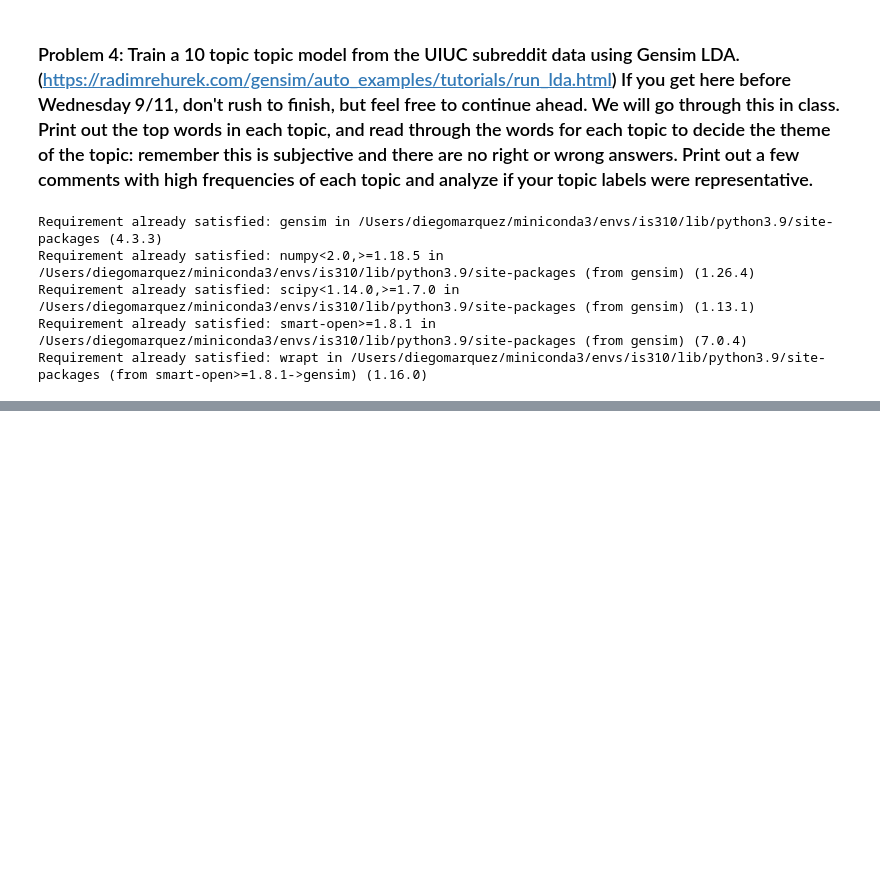
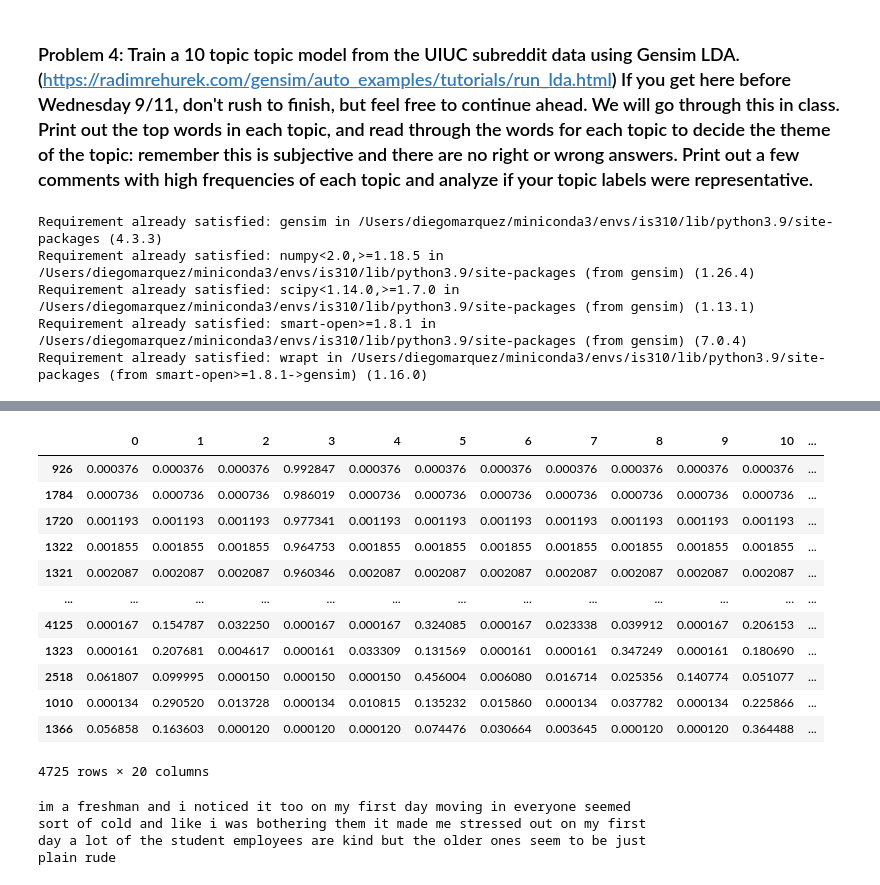
Before and after one commit to diegojm4/project1-counting-words, a Jupyter notebook: project1.ipynb, the cells around one changed output, grey strips where cells are left out. Cells and saved outputs as stored; diff of their text form; code cells hidden in the pictures; blank space fills up the shorter version.

```diff
--- a/project1.ipynb
+++ b/project1.ipynb
@@ -536,0 +543,6 @@ AttributeError: 'DataFrame' object has no attribute 'tocsr'
+# %%
+#train the lda model
+lda_model = LdaModel(corpus=corpus, id2word=id2word, num_topics=20)
+
+#show the topics
+lda_model.print_topics()
@@ -536,0 +567,9 @@ AttributeError: 'DataFrame' object has no attribute 'tocsr'
+# %%
+#evaluate topic distribution of a review from the bag of words
+#print long string without having to scroll
+import textwrap
+
+pd.set_option('display.max_colwidth', None)
+toprint=uiuc["text_clean"][30]
+wrapped_string = textwrap.fill(toprint, width=80)
+print(wrapped_string)
@@ -536,0 +602,41 @@ AttributeError: 'DataFrame' object has no attribute 'tocsr'
+# %%
+models=lda_model.get_document_topics(corpus, minimum_probability=0)
+# %%
+rows=[]
+for i in range(len(models)):
+    row=[]
+    for m in models[i]:
+        row.append(m[1])
+    rows.append(row)
+
+topic_df=pd.DataFrame(rows)
+# %%
+topic_df.sort_values(3, ascending=False)
+# %% [output]
+|  | 0 | 1 | 2 | 3 | 4 | 5 | 6 | 7 | 8 | 9 | 10 | ... |
+| 926 | 0.000376 | 0.000376 | 0.000376 | 0.992847 | 0.000376 | 0.000376 | 0.000376 | 0.000376 | 0.000376 | 0.000376 | 0.000376 | ... |
+| 1784 | 0.000736 | 0.000736 | 0.000736 | 0.986019 | 0.000736 | 0.000736 | 0.000736 | 0.000736 | 0.000736 | 0.000736 | 0.000736 | ... |
+| 1720 | 0.001193 | 0.001193 | 0.001193 | 0.977341 | 0.001193 | 0.001193 | 0.001193 | 0.001193 | 0.001193 | 0.001193 | 0.001193 | ... |
+| 1322 | 0.001855 | 0.001855 | 0.001855 | 0.964753 | 0.001855 | 0.001855 | 0.001855 | 0.001855 | 0.001855 | 0.001855 | 0.001855 | ... |
+| 1321 | 0.002087 | 0.002087 | 0.002087 | 0.960346 | 0.002087 | 0.002087 | 0.002087 | 0.002087 | 0.002087 | 0.002087 | 0.002087 | ... |
+| ... | ... | ... | ... | ... | ... | ... | ... | ... | ... | ... | ... | ... |
+| 4125 | 0.000167 | 0.154787 | 0.032250 | 0.000167 | 0.000167 | 0.324085 | 0.000167 | 0.023338 | 0.039912 | 0.000167 | 0.206153 | ... |
+| 1323 | 0.000161 | 0.207681 | 0.004617 | 0.000161 | 0.033309 | 0.131569 | 0.000161 | 0.000161 | 0.347249 | 0.000161 | 0.180690 | ... |
+| 2518 | 0.061807 | 0.099995 | 0.000150 | 0.000150 | 0.000150 | 0.456004 | 0.006080 | 0.016714 | 0.025356 | 0.140774 | 0.051077 | ... |
+| 1010 | 0.000134 | 0.290520 | 0.013728 | 0.000134 | 0.010815 | 0.135232 | 0.015860 | 0.000134 | 0.037782 | 0.000134 | 0.225866 | ... |
+| 1366 | 0.056858 | 0.163603 | 0.000120 | 0.000120 | 0.000120 | 0.074476 | 0.030664 | 0.003645 | 0.000120 | 0.000120 | 0.364488 | ... |
+4725 rows × 20 columns
+# %%
+#evaluate topic distribution of a review from the bag of words
+#print long string without having to scroll
+import textwrap
+
+pd.set_option('display.max_colwidth', None)
+toprint=uiuc["text_clean"][70]
+wrapped_string = textwrap.fill(toprint, width=80)
+print(wrapped_string)
+# %% [output]
+im a freshman and i noticed it too on my first day moving in everyone seemed
+sort of cold and like i was bothering them it made me stressed out on my first
+day a lot of the student employees are kind but the older ones seem to be just
+plain rude
```
Also changed, not shown: parts of 13 cells of this notebook.
